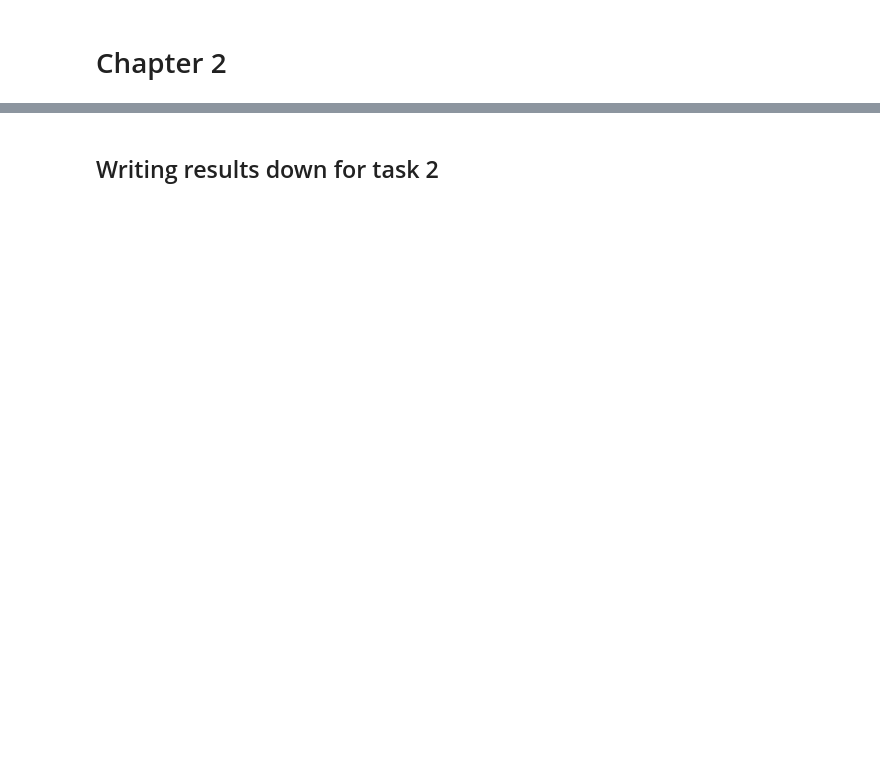
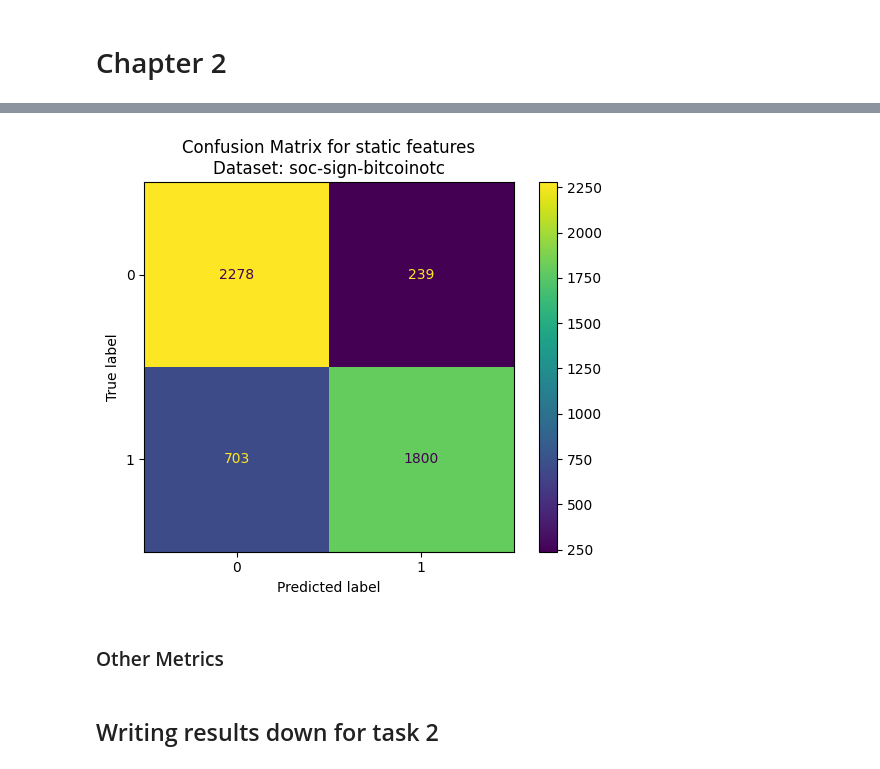
Before and after one commit to answerIII/GraphTheory2022-2023, a Jupyter notebook: main.ipynb, the cells around one changed output, grey strips where cells are left out. Drawn from its saved outputs; the diff is of its cells as text; code cells hidden in the pictures; blank space fills up the shorter version.

```diff
--- a/main.ipynb
+++ b/main.ipynb
@@ -581,0 +692,14 @@ print(metrics.accuracy_score(y_test, y_pred_static))
+# %%
+cm_s = metrics.confusion_matrix(
+    y_test, y_pred_static, labels=model_static.classes_)
+disp_s = metrics.ConfusionMatrixDisplay(
+    confusion_matrix=cm_s, display_labels=model_static.classes_)
+disp_s.plot()
+disp_s.ax_.set_title('Confusion Matrix for static features\n' +
+                   "Dataset: " + dataset_names[current])
+plt.savefig("results/task_2/dataset_"+str(current)+"/cms"+str(current))
+plt.show()
+# %% [output]
+[figure, added]
+# %% [markdown]
+### Other Metrics
```
Also changed, not shown: parts of 54 cells of this notebook, 26 other files.
